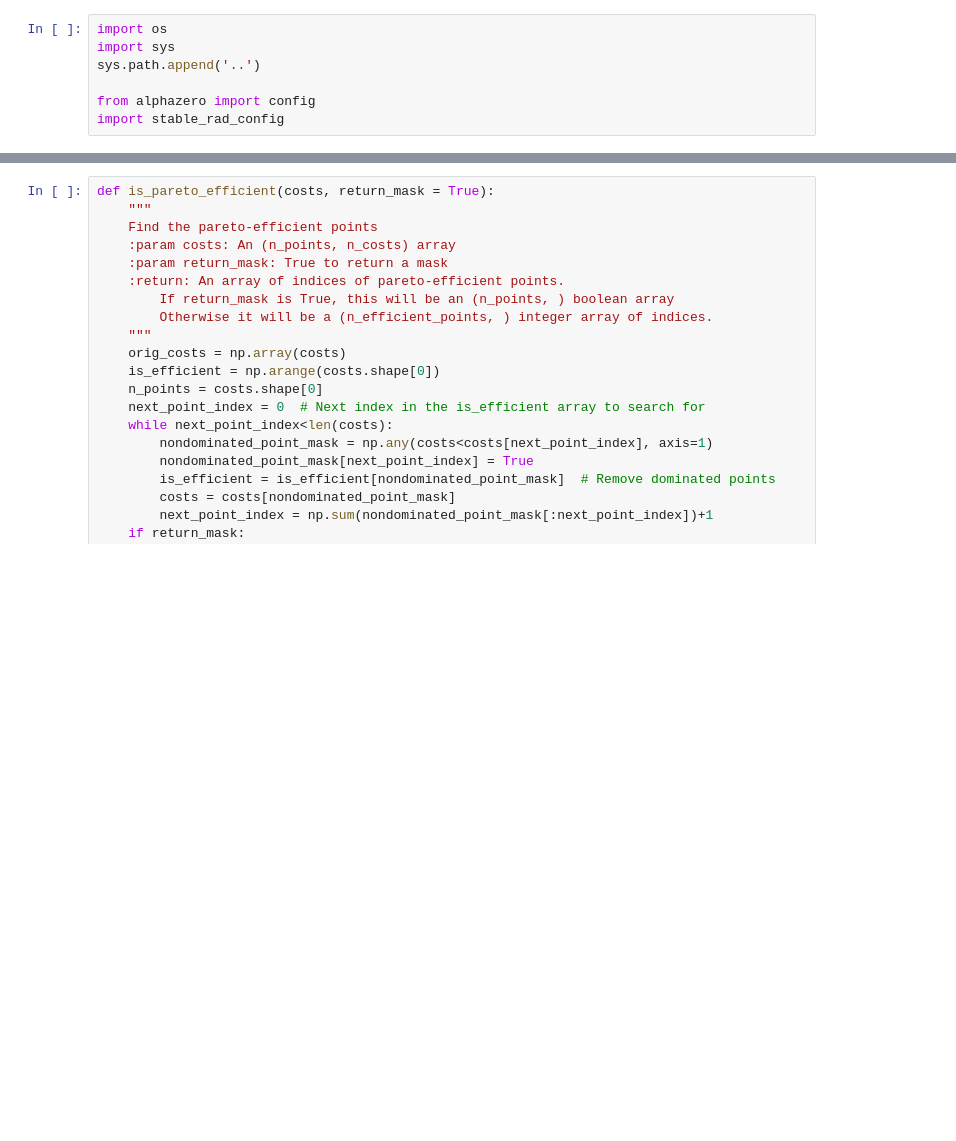
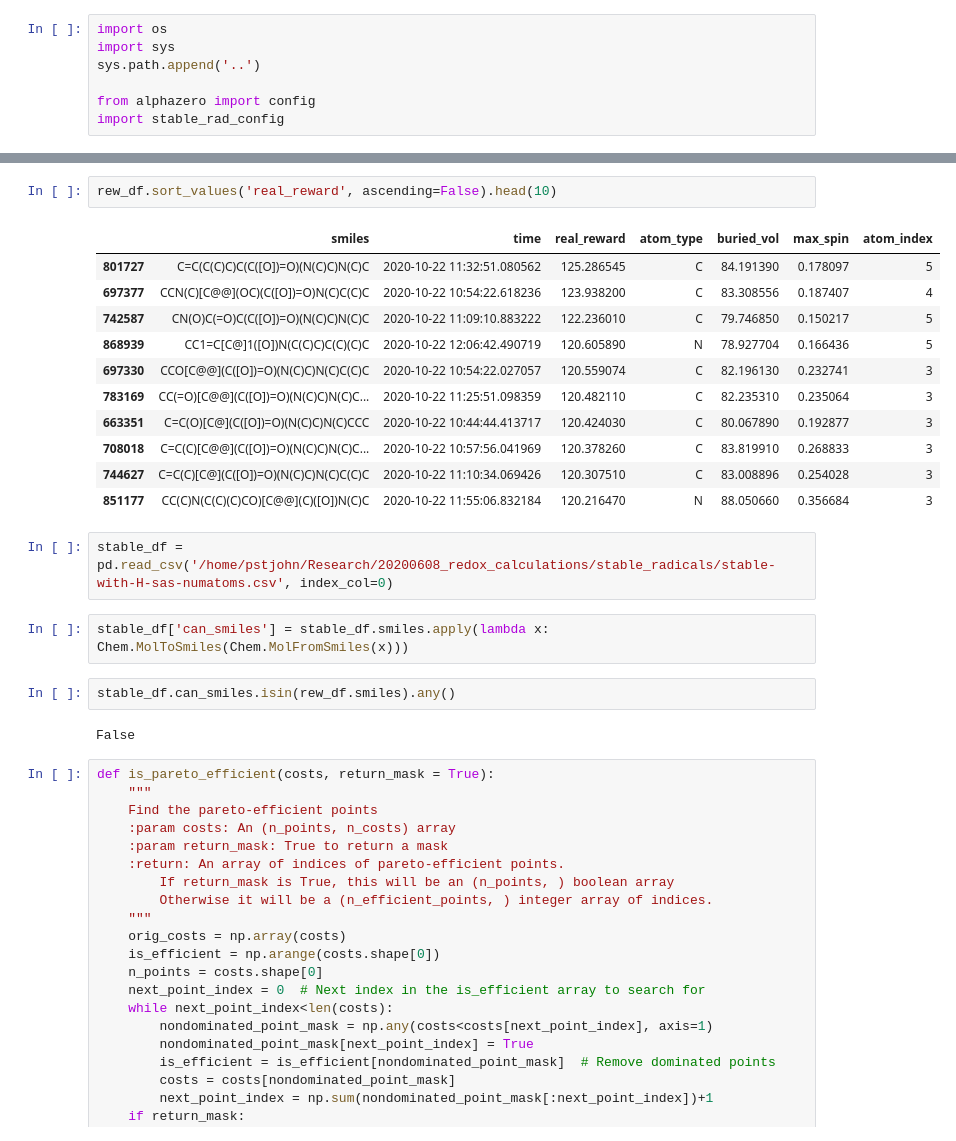
Before and after one commit to NREL/rlmolecule, a Jupyter notebook: stable_radical_optimization/monitor_progress.ipynb, the cells around one changed output, grey strips where cells are left out. Saved outputs shown, nothing was run; the diff lists cells and outputs as text; blank space fills up the shorter version.

```diff
--- a/stable_radical_optimization/monitor_progress.ipynb
+++ b/stable_radical_optimization/monitor_progress.ipynb
@@ -90,3 +88,25 @@ rew_df.shape
+# %%
+rew_df.sort_values('real_reward', ascending=False).head(10)
+# %% [output]
+|  | smiles | time | real_reward | atom_type | buried_vol | max_spin | atom_index |
+| 801727 | C=C(C(C)C)C(C([O])=O)(N(C)C)N(C)C | 2020-10-22 11:32:51.080562 | 125.286545 | C | 84.191390 | 0.178097 | 5 |
+| 697377 | CCN(C)[C@@](OC)(C([O])=O)N(C)C(C)C | 2020-10-22 10:54:22.618236 | 123.938200 | C | 83.308556 | 0.187407 | 4 |
+| 742587 | CN(O)C(=O)C(C([O])=O)(N(C)C)N(C)C | 2020-10-22 11:09:10.883222 | 122.236010 | C | 79.746850 | 0.150217 | 5 |
+| 868939 | CC1=C[C@]1([O])N(C(C)C)C(C)(C)C | 2020-10-22 12:06:42.490719 | 120.605890 | N | 78.927704 | 0.166436 | 5 |
+| 697330 | CCO[C@@](C([O])=O)(N(C)C)N(C)C(C)C | 2020-10-22 10:54:22.027057 | 120.559074 | C | 82.196130 | 0.232741 | 3 |
+| 783169 | CC(=O)[C@@](C([O])=O)(N(C)C)N(C)C... | 2020-10-22 11:25:51.098359 | 120.482110 | C | 82.235310 | 0.235064 | 3 |
+| 663351 | C=C(O)[C@](C([O])=O)(N(C)C)N(C)CCC | 2020-10-22 10:44:44.413717 | 120.424030 | C | 80.067890 | 0.192877 | 3 |
+| 708018 | C=C(C)[C@@](C([O])=O)(N(C)C)N(C)C... | 2020-10-22 10:57:56.041969 | 120.378260 | C | 83.819910 | 0.268833 | 3 |
+| 744627 | C=C(C)[C@](C([O])=O)(N(C)C)N(C)C(C)C | 2020-10-22 11:10:34.069426 | 120.307510 | C | 83.008896 | 0.254028 | 3 |
+| 851177 | CC(C)N(C(C)(C)CO)[C@@](C)([O])N(C)C | 2020-10-22 11:55:06.832184 | 120.216470 | N | 88.050660 | 0.356684 | 3 |
+# %%
+stable_df = pd.read_csv('/home/pstjohn/Research/20200608_redox_calculations/stable_radicals/stable-with-H-sas-numatoms.csv', index_col=0)
+# %%
+stable_df['can_smiles'] = stable_df.smiles.apply(lambda x: Chem.MolToSmiles(Chem.MolFromSmiles(x)))
+# %%
+stable_df.can_smiles.isin(rew_df.smiles).any()
+# %% [output]
+False
 # %%
 def is_pareto_efficient(costs, return_mask = True):
     """
```
Also changed, not shown: parts of 24 cells of this notebook, 13 other files.
